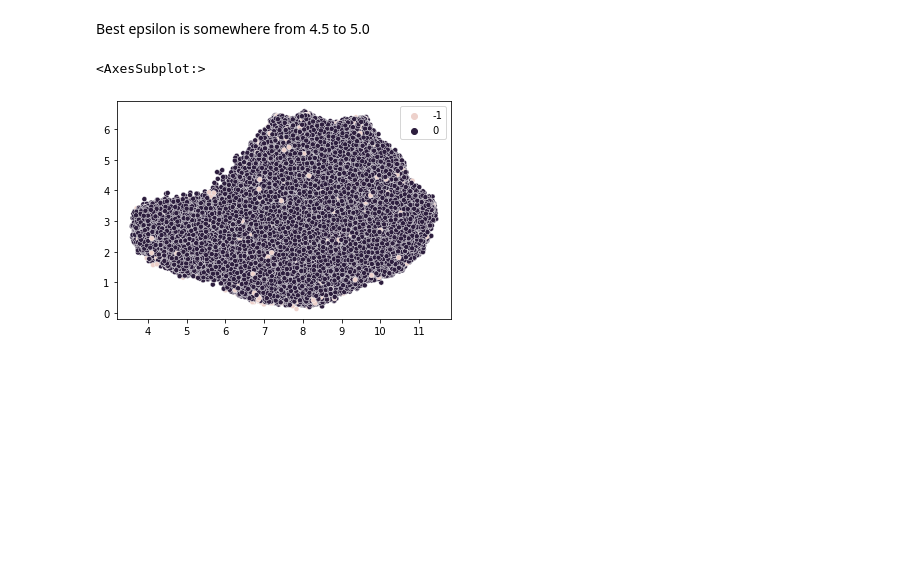
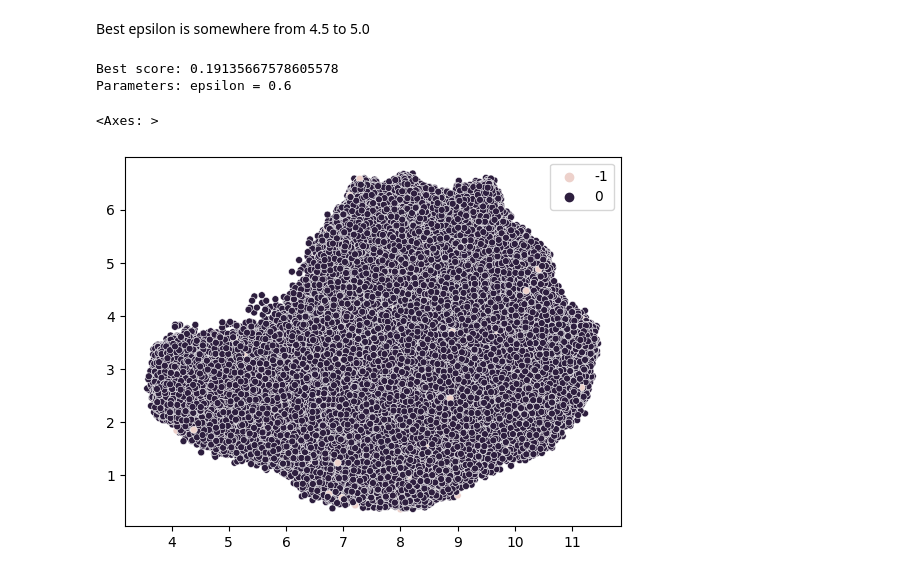
Before and after one commit to ErykWalter/tabular-playground-series, a Jupyter notebook: src/test.ipynb, the cells around one changed output. Cells and saved outputs as stored; diff of their text form; code cells hidden in the pictures; blank space fills up the shorter version.

Commit message:
add: some searching for appropriate parameters for DBSCAN

```diff
--- a/src/test.ipynb
+++ b/src/test.ipynb
@@ -226,6 +245,10 @@ sns.scatterplot(X_umap, x=X_umap[:,0], y=X_umap[:,1],hue=kmeans.labels_, s=25)
 ### DB-Scan
 # %% [markdown]
 First determine distances for min neighbors of 100
+# %%
+from sklearn.preprocessing import MinMaxScaler
+
+data_scaled = MinMaxScaler().fit_transform(data)
 # %%
 from sklearn.neighbors import NearestNeighbors
 
@@ -244,9 +267,22 @@ Best epsilon is somewhere from 4.5 to 5.0
 # %%
 from sklearn.cluster import DBSCAN
 
-dbscan = DBSCAN(eps=4.9,min_samples=75)
-labels = dbscan.fit_predict(data_norm)
+interesting_eps = np.linspace(0.5, 0.6, 8)
+score_eps_labels = {}
+
+for eps in tqdm(interesting_eps):
+    dbscan = DBSCAN(eps=eps,n_jobs=-1)
+    labels = dbscan.fit_predict(data_scaled)
+
+    score = silhouette_score(data_scaled, labels, metric='euclidean', sample_size=300)
+    score_eps_labels[score] = (eps, labels)
+
+best_score = max(score_eps_labels)
+eps, labels = score_eps_labels[best_score]
+print(f"Best score: {best_score}\nParameters: epsilon = {eps}")
 sns.scatterplot(X_umap, x=X_umap[:,0], y=X_umap[:,1],hue=labels, s=25)
 # %% [output]
-<AxesSubplot:>
+Best score: 0.19135667578605578
+Parameters: epsilon = 0.6
+<Axes: >
-[figure, old version]
+[figure, new version]
```
Also changed, not shown: parts of 12 cells of this notebook.
